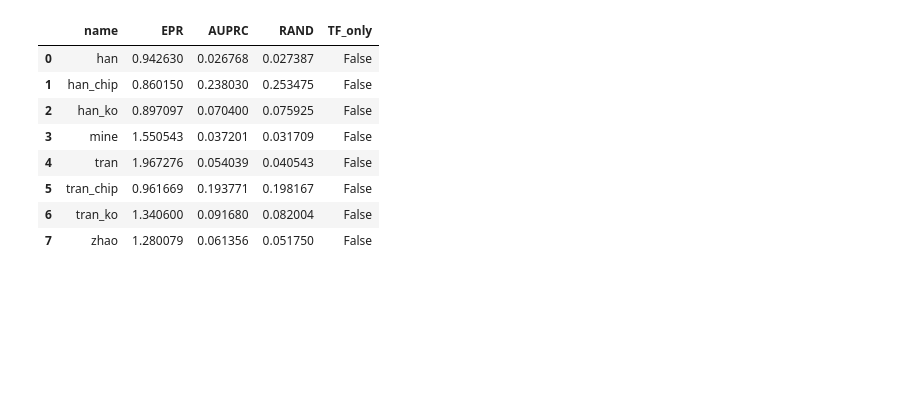
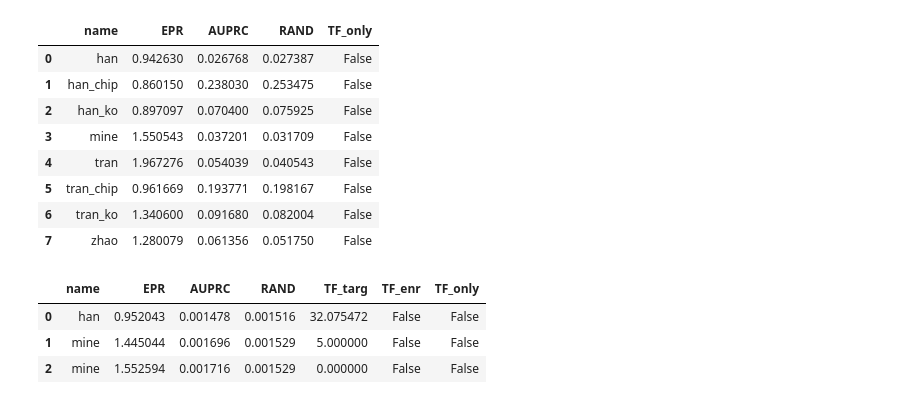
Before and after one commit to cantinilab/scPRINT-ICML, a Jupyter notebook: notebooks/bench_sroy_deepsem.ipynb, the cells around one changed output. Cells and saved outputs as stored; diff of their text form; code cells hidden in the pictures; blank space fills up the shorter version.

```diff
--- a/notebooks/bench_sroy_deepsem.ipynb
+++ b/notebooks/bench_sroy_deepsem.ipynb
@@ -529,3 +610,10 @@ df
 | 5 | tran_chip | 0.961669 | 0.193771 | 0.198167 | False |
 | 6 | tran_ko | 1.340600 | 0.091680 | 0.082004 | False |
 | 7 | zhao | 1.280079 | 0.061356 | 0.051750 | False |
+# %%
+df2
+# %% [output]
+|  | name | EPR | AUPRC | RAND | TF_targ | TF_enr | TF_only |
+| 0 | han | 0.952043 | 0.001478 | 0.001516 | 32.075472 | False | False |
+| 1 | mine | 1.445044 | 0.001696 | 0.001529 | 5.000000 | False | False |
+| 2 | mine | 1.552594 | 0.001716 | 0.001529 | 0.000000 | False | False |
```
Also changed, not shown: parts of 2 cells of this notebook, 22 other files.
